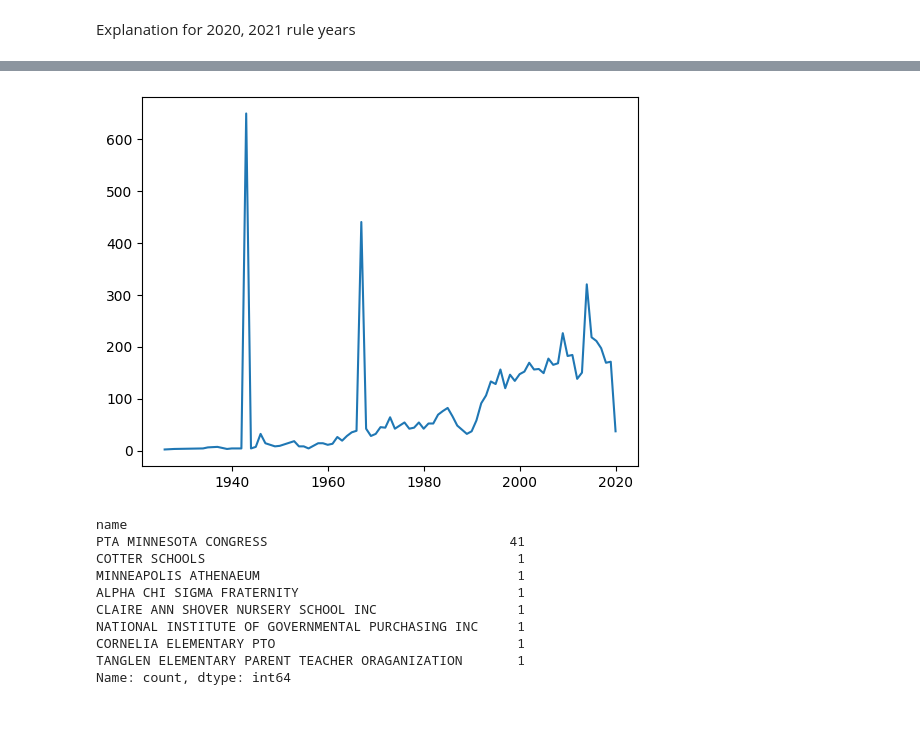
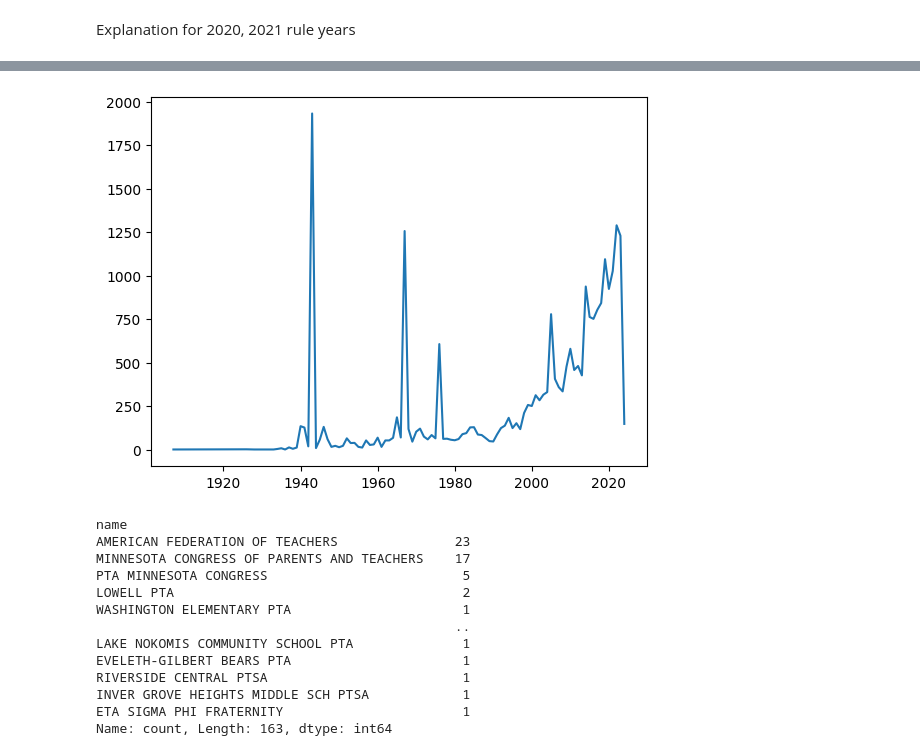
Before and after one commit to daniellancet/Ed_Org_Ecology, a Jupyter notebook: Code/New_Proj_EDA/peak_EDA.ipynb, the cells around one changed output, grey strips where cells are left out. Saved outputs shown, nothing was run; the diff lists cells and outputs as text; code cells hidden in the pictures; blank space fills up the shorter version.

```diff
--- a/Code/New_Proj_EDA/peak_EDA.ipynb
+++ b/Code/New_Proj_EDA/peak_EDA.ipynb
@@ -4,5 +4,4 @@ import numpy as np
 import seaborn as sns
 import matplotlib.pyplot as plt
 # %%
-df = pd.read_csv("/Users/daniellancet/Desktop/nltk_install/Data/US_NPO_EDUC.csv")
-df = df.query("year == 2019")
+df = pd.read_csv("/Users/daniellancet/Desktop/Edu_Org_Eco/Data/cleaned.csv")
@@ -118,25 +63,28 @@ pre_post_spike(df, 1979, "nteecc", "SC")
 # %%
 ca_df = df.query("state == 'CA'")
-ca_df_b94 = df.query("nteecc == 'B94'")
-PTO_overtime = ca_df.groupby("ruleyear")["nteecc"].count()
-plt.plot(ca_df.groupby("ruleyear")["nteecc"].count());
+ca_df_b94 = df.query("ntee_irs == 'B94'")
+PTO_overtime = ca_df.groupby("ruleyear")["ntee_irs"].count()
+plt.plot(ca_df.groupby("ruleyear")["ntee_irs"].count());
 # %% [output]
-[figure, old version]
+[figure, new version]
 # %%
 pd.options.display.float_format = '{:.2f}'.format
 MN_spike = df.query("state == 'MN' & ruleyear == 1945")
-assets_descript = MN_spike["assets"].describe()
-by_assets = MN_spike.sort_values(by= "assets", ascending=False)#["name"].value_counts()
+assets_descript = MN_spike["total_assets"].describe()
+by_assets = MN_spike.sort_values(by= "total_assets", ascending=False)#["name"].value_counts()
 by_assets["name"].value_counts()
 # %% [output]
 name
-PTA MINNESOTA CONGRESS                               41
-COTTER SCHOOLS                                        1
-MINNEAPOLIS ATHENAEUM                                 1
-ALPHA CHI SIGMA FRATERNITY                            1
-CLAIRE ANN SHOVER NURSERY SCHOOL INC                  1
-NATIONAL INSTITUTE OF GOVERNMENTAL PURCHASING INC     1
-CORNELIA ELEMENTARY PTO                               1
-TANGLEN ELEMENTARY PARENT TEACHER ORAGANIZATION       1
-Name: count, dtype: int64
+AMERICAN FEDERATION OF TEACHERS               23
+MINNESOTA CONGRESS OF PARENTS AND TEACHERS    17
+PTA MINNESOTA CONGRESS                         5
+LOWELL PTA                                     2
+WASHINGTON ELEMENTARY PTA                      1
+                                              ..
+LAKE NOKOMIS COMMUNITY SCHOOL PTA              1
+EVELETH-GILBERT BEARS PTA                      1
+RIVERSIDE CENTRAL PTSA                         1
+INVER GROVE HEIGHTS MIDDLE SCH PTSA            1
+ETA SIGMA PHI FRATERNITY                       1
+Name: count, Length: 163, dtype: int64
 # %%
```
Also changed, not shown: parts of 18 cells of this notebook, 2 other files.
